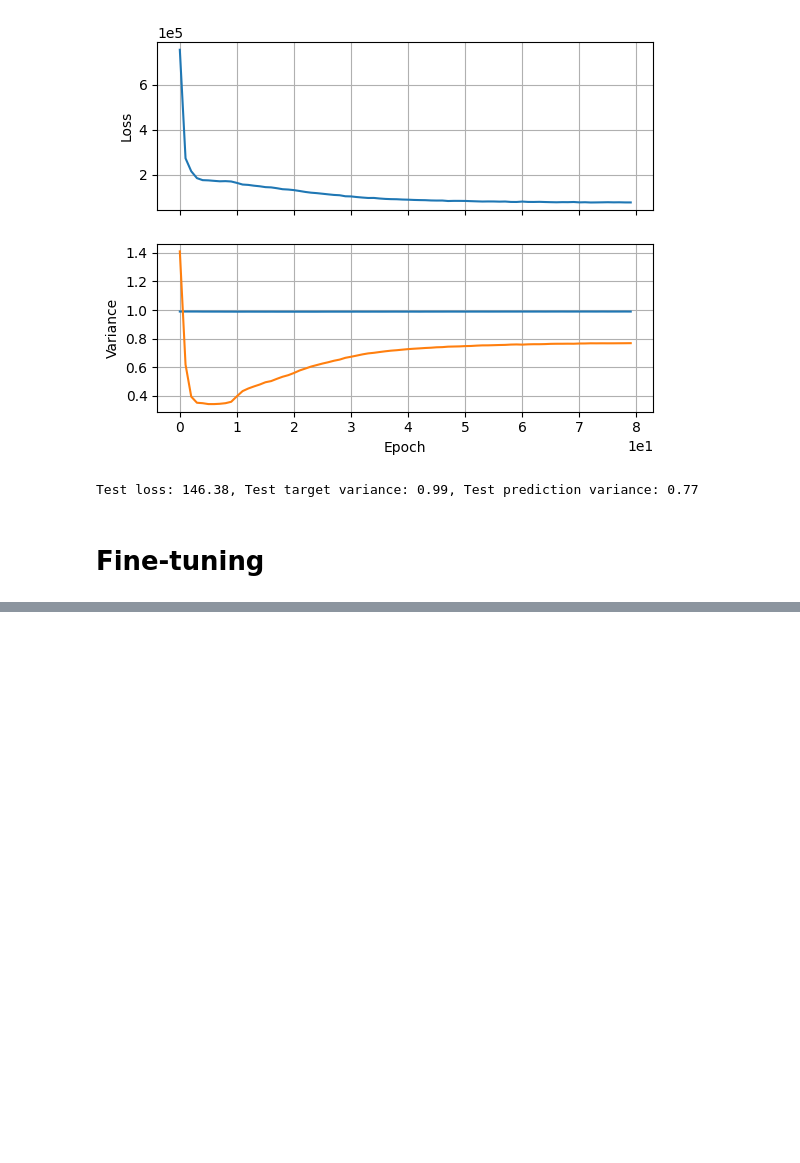
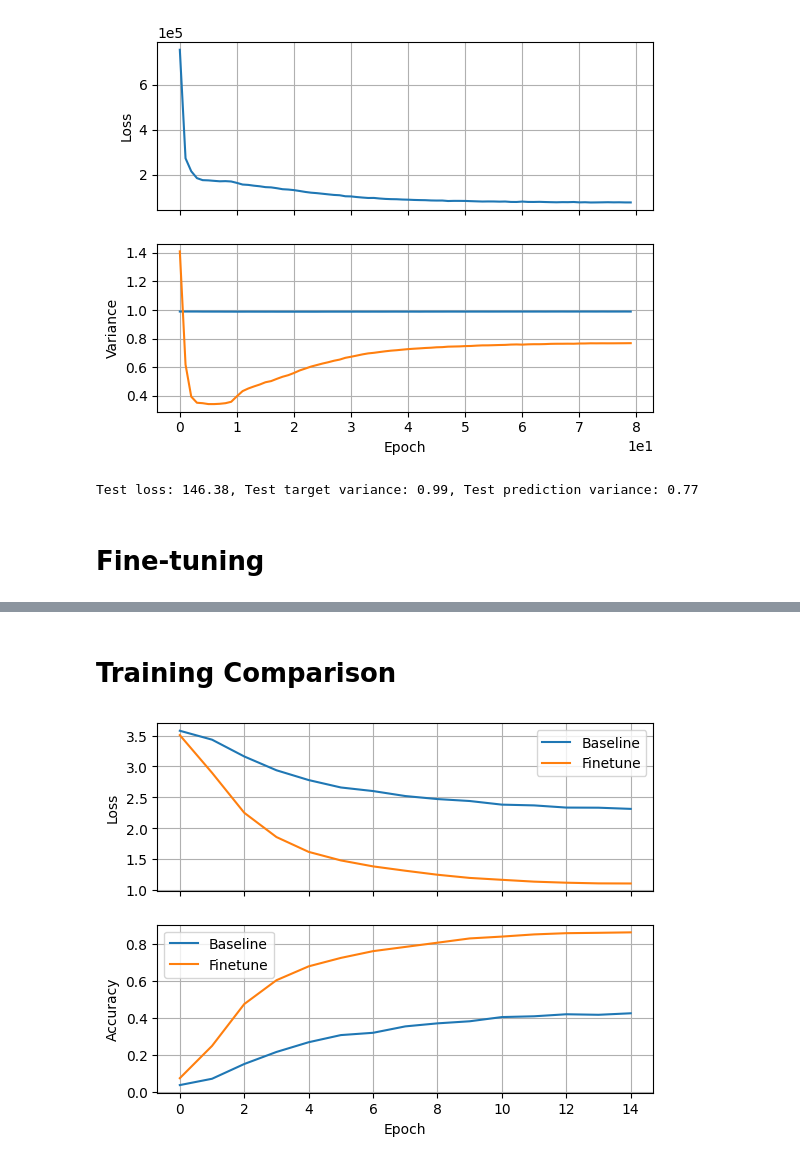
Before and after one commit to sameerhashmi36/Deep_Learning_AAU, a Jupyter notebook: self_supervised_learning/ssl_data2vec_kws.ipynb, the cells around one changed output, grey strips where cells are left out. Saved outputs shown, nothing was run; the diff lists cells and outputs as text; code cells hidden in the pictures; blank space fills up the shorter version.

```diff
--- a/self_supervised_learning/ssl_data2vec_kws.ipynb
+++ b/self_supervised_learning/ssl_data2vec_kws.ipynb
@@ -1100,0 +1155,33 @@ criterion_finetune = nn.CrossEntropyLoss(label_smoothing=0.1)
+# %% [markdown]
+# Training Comparison
+# %%
+fig, axs = plt.subplots(2, 1, sharex=True)
+
+baseline_epochs_list = list(losses.keys())
+baseline_epochs_list = [int(number) for number in baseline_epochs_list]
+finetune_epochs_list = list(losses_finetune.keys())
+finetune_epochs_list = [int(number) for number in finetune_epochs_list]
+
+losses_baseline_list = list(losses.values())
+losses_finetune_list = list(losses_finetune.values())
+accuracies_baseline_list = list(accuracies.values())
+accuracies_finetune_list = list(accuracies_finetune.values())
+
+axs[0].plot(baseline_epochs_list, losses_baseline_list, label="Baseline")
+axs[0].plot(finetune_epochs_list, losses_finetune_list, label="Finetune")
+axs[1].plot(baseline_epochs_list, accuracies_baseline_list, label="Baseline")
+axs[1].plot(finetune_epochs_list, accuracies_finetune_list, label="Finetune")
+
+axs[0].set_ylabel("Loss")
+axs[1].set_xlabel("Epoch")
+axs[1].set_ylabel("Accuracy")
+
+axs[0].grid()
+axs[1].grid()
+
+axs[0].legend()
+axs[1].legend()
+
+plt.show()
+# %% [output]
+[figure, added]
```
Also changed, not shown: parts of 12 cells of this notebook.
